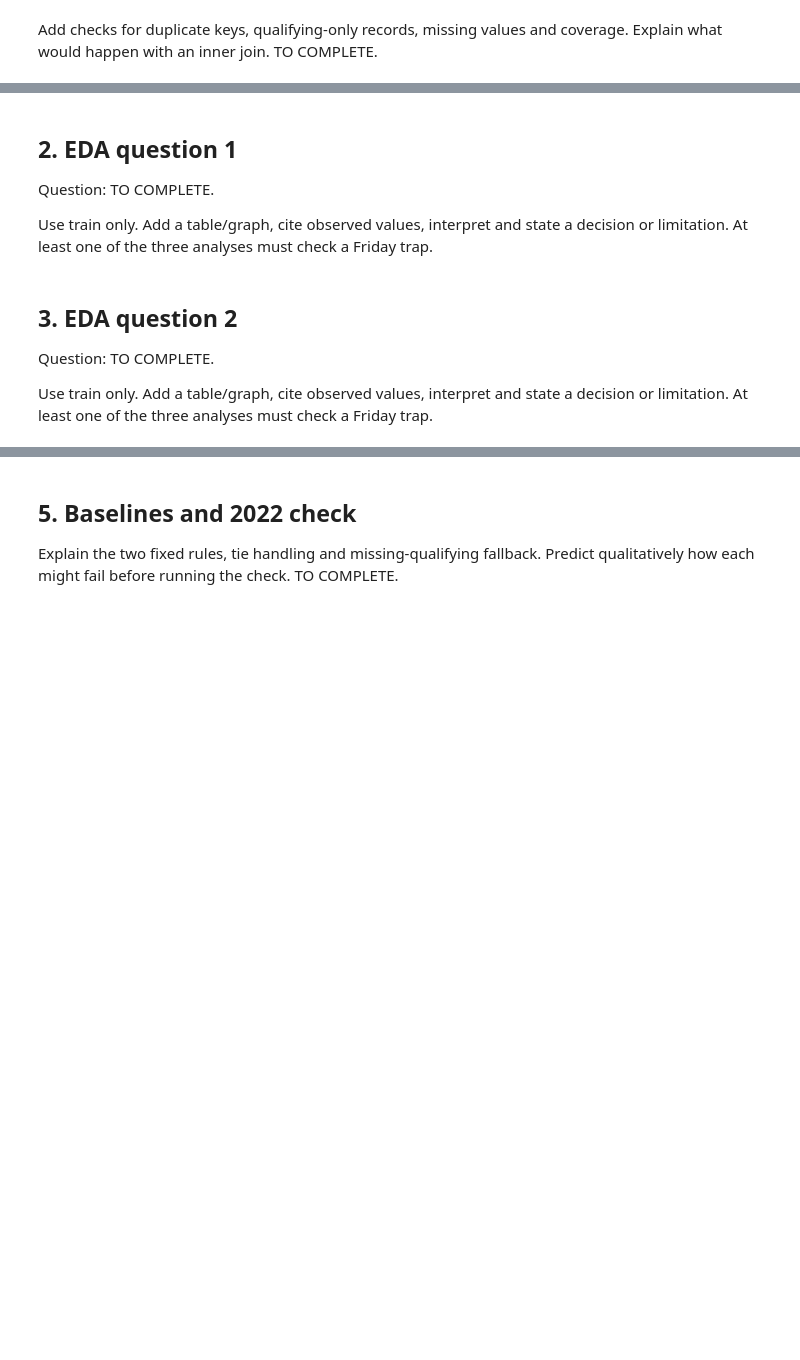
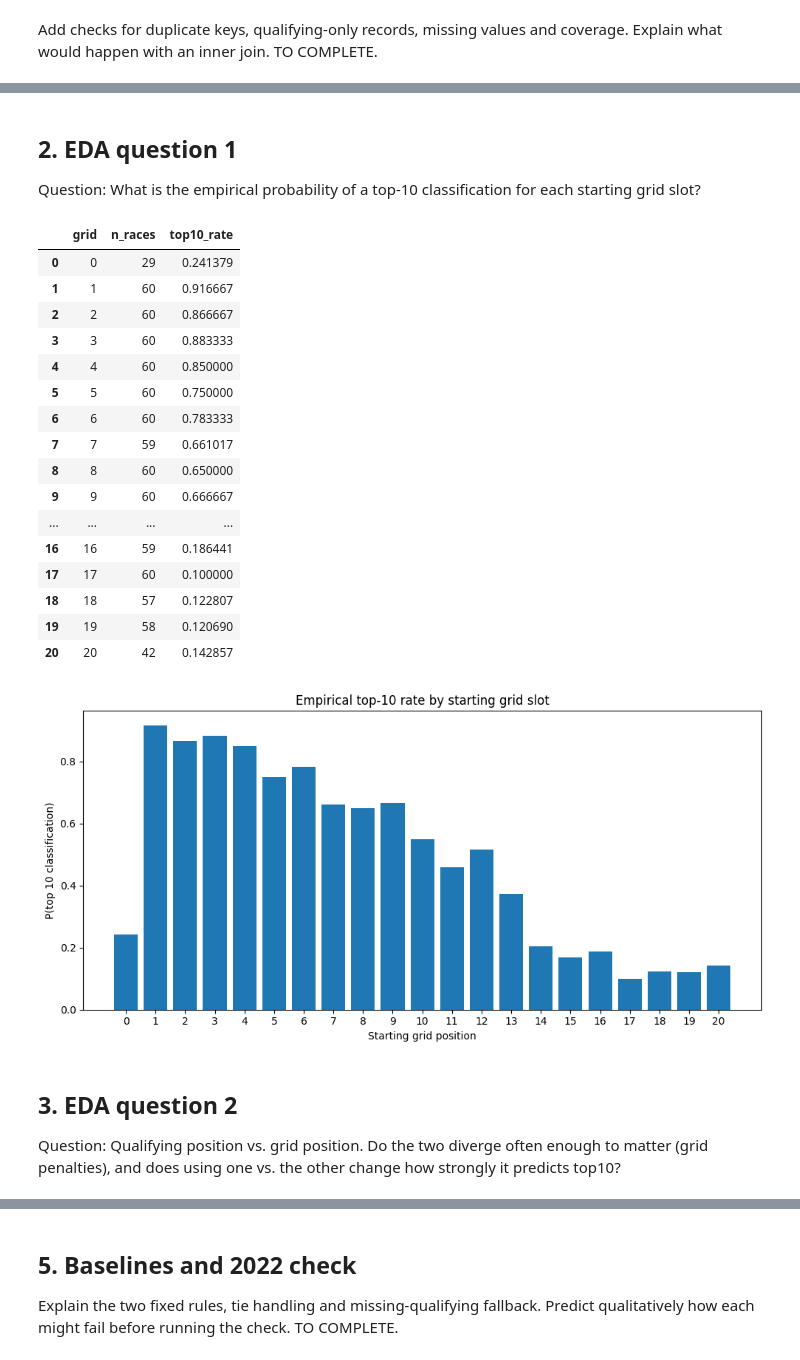
Before and after one commit to Seba-RC/AIWorkshopLab1, a Jupyter notebook: labs/lab_01/Lab01_EDA_Baselines_Student_v1.ipynb, the cells around one changed output, grey strips where cells are left out. Saved outputs shown, nothing was run; the diff lists cells and outputs as text; code cells hidden in the pictures; blank space fills up the shorter version.

```diff
--- a/labs/lab_01/Lab01_EDA_Baselines_Student_v1.ipynb
+++ b/labs/lab_01/Lab01_EDA_Baselines_Student_v1.ipynb
@@ -32,13 +220,46 @@ Add checks for duplicate keys, qualifying-only records, missing values and cover
 # %% [markdown]
 ## 2. EDA question 1
-Question: TO COMPLETE.
-
-Use train only. Add a table/graph, cite observed values, interpret and state a decision or limitation. At least one of the three analyses must check a Friday trap.
+Question: What is the empirical probability of a top-10 classification for each starting grid slot?
 # %%
 # Add your train-only analysis here.
+import pandas as pd
+top10_by_grid = (
+    train.groupby("grid")["target_top10"]
+    .agg(n_races="count", top10_rate="mean")
+    .reset_index()
+    .sort_values("grid")
+)
+
+display(top10_by_grid)
+
+plt.figure(figsize=(10, 5))
+plt.bar(top10_by_grid["grid"], top10_by_grid["top10_rate"])
+plt.xlabel("Starting grid position")
+plt.ylabel("P(top 10 classification)")
+plt.title("Empirical top-10 rate by starting grid slot")
+plt.xticks(top10_by_grid["grid"])
+plt.tight_layout()
+plt.show()
+# %% [output]
+|  | grid | n_races | top10_rate |
+| 0 | 0 | 29 | 0.241379 |
+| 1 | 1 | 60 | 0.916667 |
+| 2 | 2 | 60 | 0.866667 |
+| 3 | 3 | 60 | 0.883333 |
+| 4 | 4 | 60 | 0.850000 |
+| 5 | 5 | 60 | 0.750000 |
+| 6 | 6 | 60 | 0.783333 |
+| 7 | 7 | 59 | 0.661017 |
+| 8 | 8 | 60 | 0.650000 |
+| 9 | 9 | 60 | 0.666667 |
+| ... | ... | ... | ... |
+| 16 | 16 | 59 | 0.186441 |
+| 17 | 17 | 60 | 0.100000 |
+| 18 | 18 | 57 | 0.122807 |
+| 19 | 19 | 58 | 0.120690 |
+| 20 | 20 | 42 | 0.142857 |
+[figure, added]
 # %% [markdown]
 ## 3. EDA question 2
-Question: TO COMPLETE.
-
-Use train only. Add a table/graph, cite observed values, interpret and state a decision or limitation. At least one of the three analyses must check a Friday trap.
+Question: Qualifying position vs. grid position. Do the two diverge often enough to matter (grid penalties), and does using one vs. the other change how strongly it predicts top10?
 # %%
```
Also changed, not shown: parts of 12 cells of this notebook, 1 other file.
